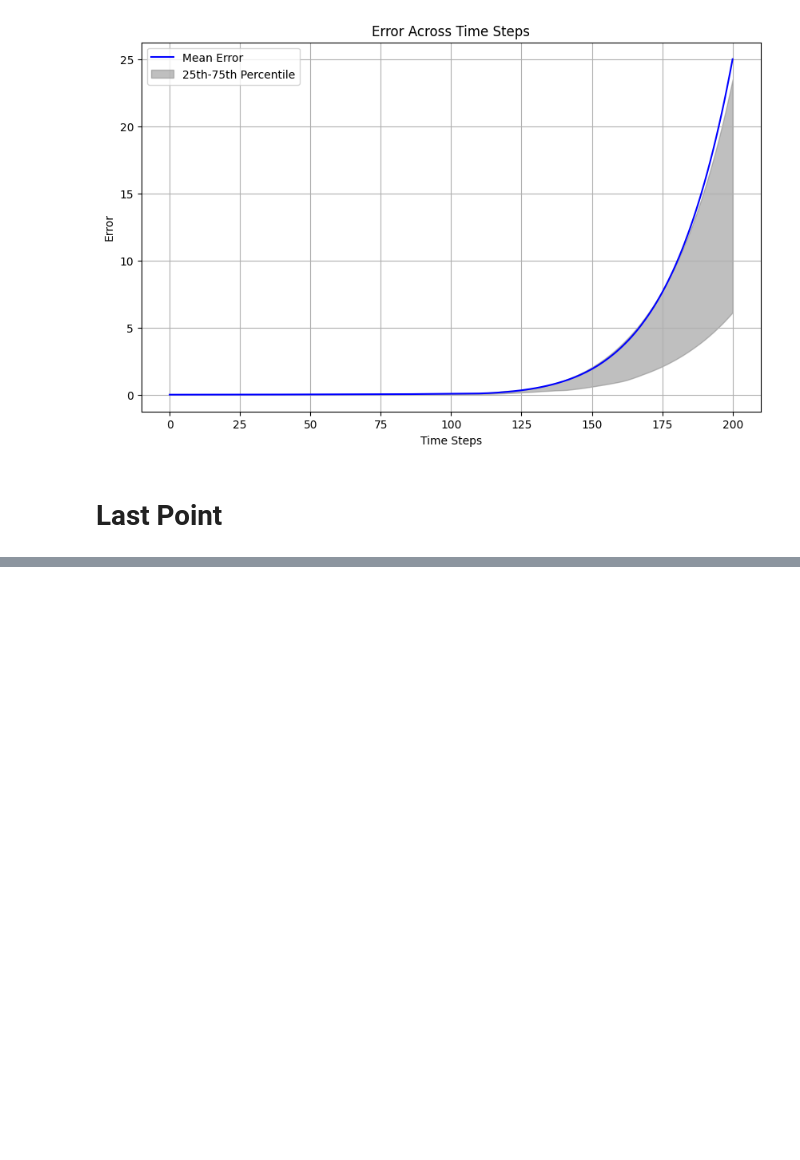
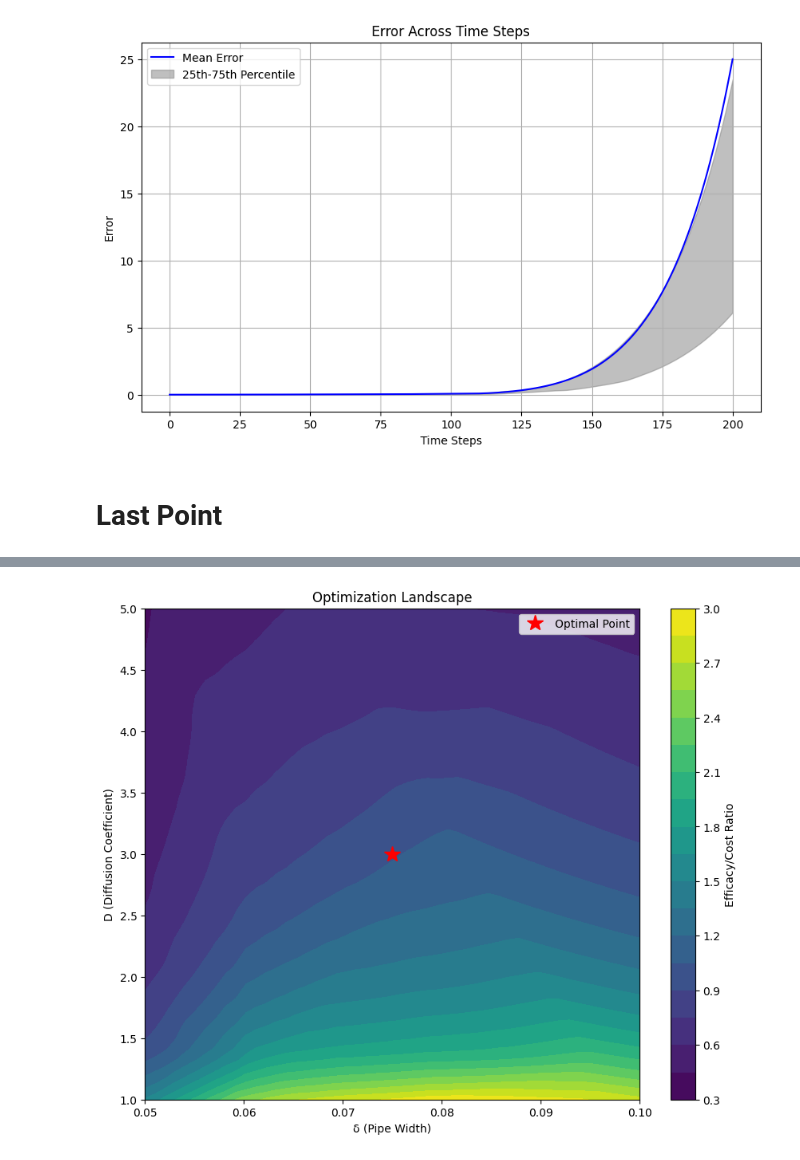
Before and after one commit to LuigiPagani/DL-ROM-for-Navier-Stokes, a Jupyter notebook: POD_NN.ipynb, the cells around one changed output, grey strips where cells are left out. Saved outputs shown, nothing was run; the diff lists cells and outputs as text; code cells hidden in the pictures; blank space fills up the shorter version.

```diff
--- a/POD_NN.ipynb
+++ b/POD_NN.ipynb
@@ -656,3 +656,90 @@ plt.show()
 [figure]
 # %% [markdown]
 # **Last Point**
+# %%
+import numpy as np
+import torch
+from scipy.optimize import minimize
+from dlroms import *
+import matplotlib.pyplot as plt
+
+
+def cost(delta, D):
+    A_delta = 1 - (1 - 2*delta)**2
+    return A_delta * D
+
+def efficacy(delta, D, d, model, V):
+    # Create input for the ROM
+    mu = np.array([delta, D, d])
+    t = np.linspace(0, 5, 101)  # Assuming 101 time steps as in the original code
+    mut = np.column_stack([np.tile(mu, (101, 1)), t])
+    mut_tensor = dv.tensor(mut)
+    u_rom = model(mut_tensor).cpu().numpy() @ V.T
+
+    # Get the final time step
+    u_final = u_rom[-1]
+
+    # Calculate the proportion of bulk area where u < 0.2
+    bulk_area = (1 - 2*delta)**2
+    cool_area = np.sum(u_final < 0.2) / u_final.shape[0] * bulk_area
+
+    return cool_area / bulk_area
+
+def objective(params, model, V):
+    delta, D = params
+    d = 0.04  # Fixed as per the problem statement
+    eff = efficacy(delta, D, d, model, V)
+    c = cost(delta, D)
+    return -eff / c  # Negative because we want to maximize
+
+# Optimization
+def optimize_pipe_design(model, V):
+    bounds = [(0.05, 0.1), (1, 5)]  # Bounds for delta and D
+    initial_guess = [0.075, 3]  # Initial guess for delta and D
+
+    result = minimize(
+        objective,
+        initial_guess,
+        args=(model, V),
+        method='L-BFGS-B',
+        bounds=bounds
+    )
+
+    return result.x
+
+# Run optimization
+optimal_params = optimize_pipe_design(model, V)
+delta_star, D_star = optimal_params
+
+print(f"Optimal delta: {delta_star:.4f}")
+print(f"Optimal D: {D_star:.4f}")
+
+# Evaluate the optimal design
+d = 0.04
+optimal_efficacy = efficacy(delta_star, D_star, d, model, V)
+optimal_cost = cost(delta_star, D_star)
+
+print(f"Optimal efficacy: {optimal_efficacy:.4f}")
+print(f"Optimal cost: {optimal_cost:.4f}")
+print(f"Efficacy/Cost ratio: {optimal_efficacy/optimal_cost:.4f}")
+
+# Visualize the optimization landscape
+delta_range = np.linspace(0.05, 0.1, 50)
+D_range = np.linspace(1, 5, 50)
+Delta, D = np.meshgrid(delta_range, D_range)
+
+Z = np.zeros_like(Delta)
+for i in range(Delta.shape[0]):
+    for j in range(Delta.shape[1]):
+        Z[i, j] = -objective([Delta[i, j], D[i, j]], model, V)
+
+plt.figure(figsize=(10, 8))
+plt.contourf(Delta, D, Z, levels=20, cmap='viridis')
+plt.colorbar(label='Efficacy/Cost Ratio')
+plt.xlabel('δ (Pipe Width)')
+plt.ylabel('D (Diffusion Coefficient)')
+plt.title('Optimization Landscape')
+plt.plot(delta_star, D_star, 'r*', markersize=15, label='Optimal Point')
+plt.legend()
+plt.show()
+# %% [output]
@@ -658,0 +751 @@ plt.show()
+[figure, added]
```
Also changed, not shown: parts of 1 cell of this notebook.
